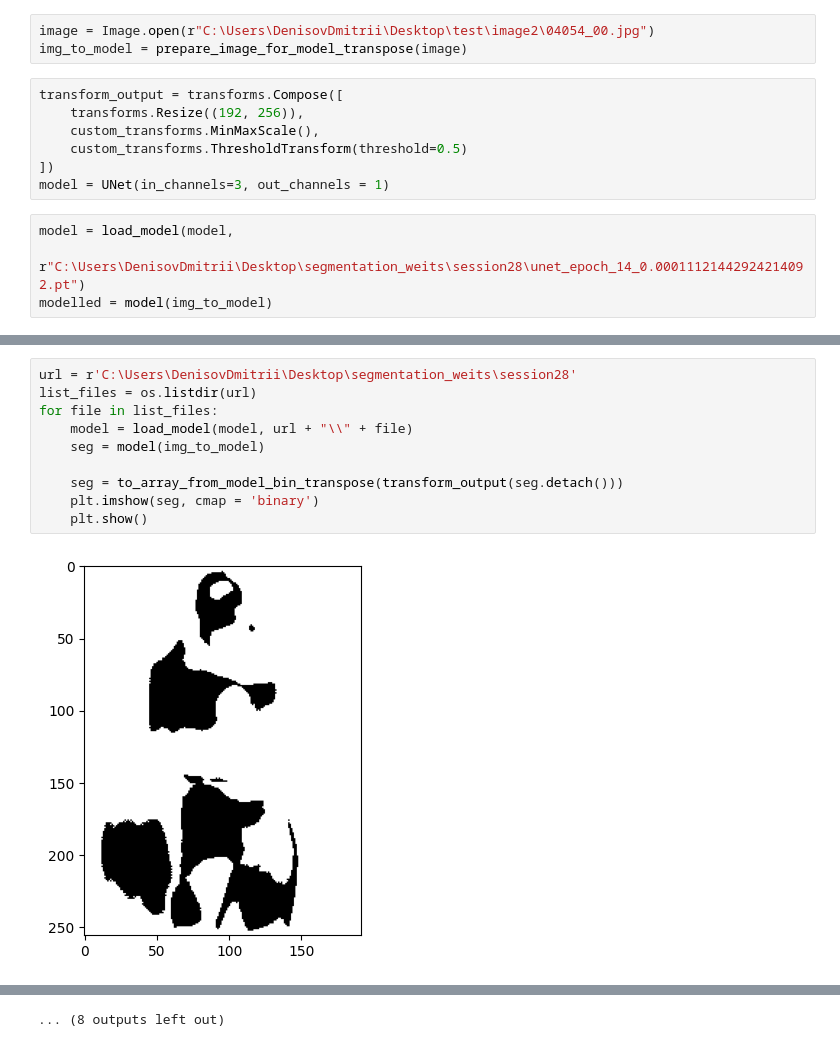
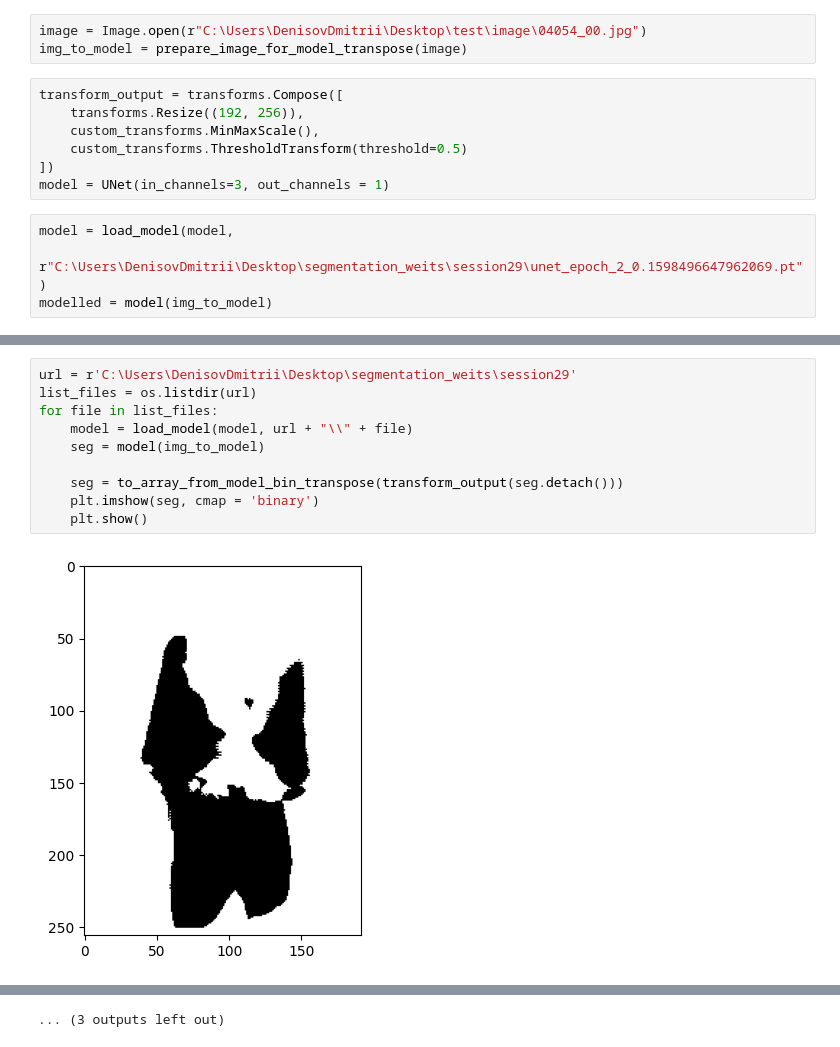
Before and after one commit to EgorProkopov/SMBackEnd, a Jupyter notebook: LookGenerator/networks_training/checking_model_bin.ipynb, the cells around one changed output, grey strips where cells are left out. Cells and saved outputs as stored; diff of their text form.

```diff
--- a/LookGenerator/networks_training/checking_model_bin.ipynb
+++ b/LookGenerator/networks_training/checking_model_bin.ipynb
@@ -15,7 +15,7 @@ import cv2
 from LookGenerator.datasets.utils import prepare_image_for_model_transpose, to_array_from_model_bin_transpose
 import LookGenerator.datasets.transforms as custom_transforms
 # %%
-image = Image.open(r"C:\Users\DenisovDmitrii\Desktop\test\image2\04054_00.jpg")
+image = Image.open(r"C:\Users\DenisovDmitrii\Desktop\test\image\04054_00.jpg")
 img_to_model = prepare_image_for_model_transpose(image)
 # %%
 transform_output = transforms.Compose([
@@ -26,7 +26,7 @@ transform_output = transforms.Compose([
 model = UNet(in_channels=3, out_channels = 1)
 # %%
 model = load_model(model,
-                       r"C:\Users\DenisovDmitrii\Desktop\segmentation_weits\session28\unet_epoch_14_0.00011121442924214092.pt")
+                       r"C:\Users\DenisovDmitrii\Desktop\segmentation_weits\session29\unet_epoch_2_0.1598496647962069.pt")
 modelled = model(img_to_model)
 # %%
 print(modelled.shape)
@@ -45,12 +45,12 @@ torch.Size([1, 3, 192, 256])
 # %%
-url = r'C:\Users\DenisovDmitrii\Desktop\segmentation_weits\session28'
+url = r'C:\Users\DenisovDmitrii\Desktop\segmentation_weits\session29'
 list_files = os.listdir(url)
 for file in list_files:
     model = load_model(model, url + "\\" + file)
     seg = model(img_to_model)
 
     seg = to_array_from_model_bin_transpose(transform_output(seg.detach()))
     plt.imshow(seg, cmap = 'binary')
     plt.show()
 # %% [output]
-[figure, old version]
+[figure, new version]
@@ -68,4 +68,4 @@ for file in list_files:
-... (8 outputs left out)
+... (3 outputs left out)
 # %%
 list_files
 # %% [output]
```
Also changed, not shown: parts of 3 cells of this notebook, 1 other file.
